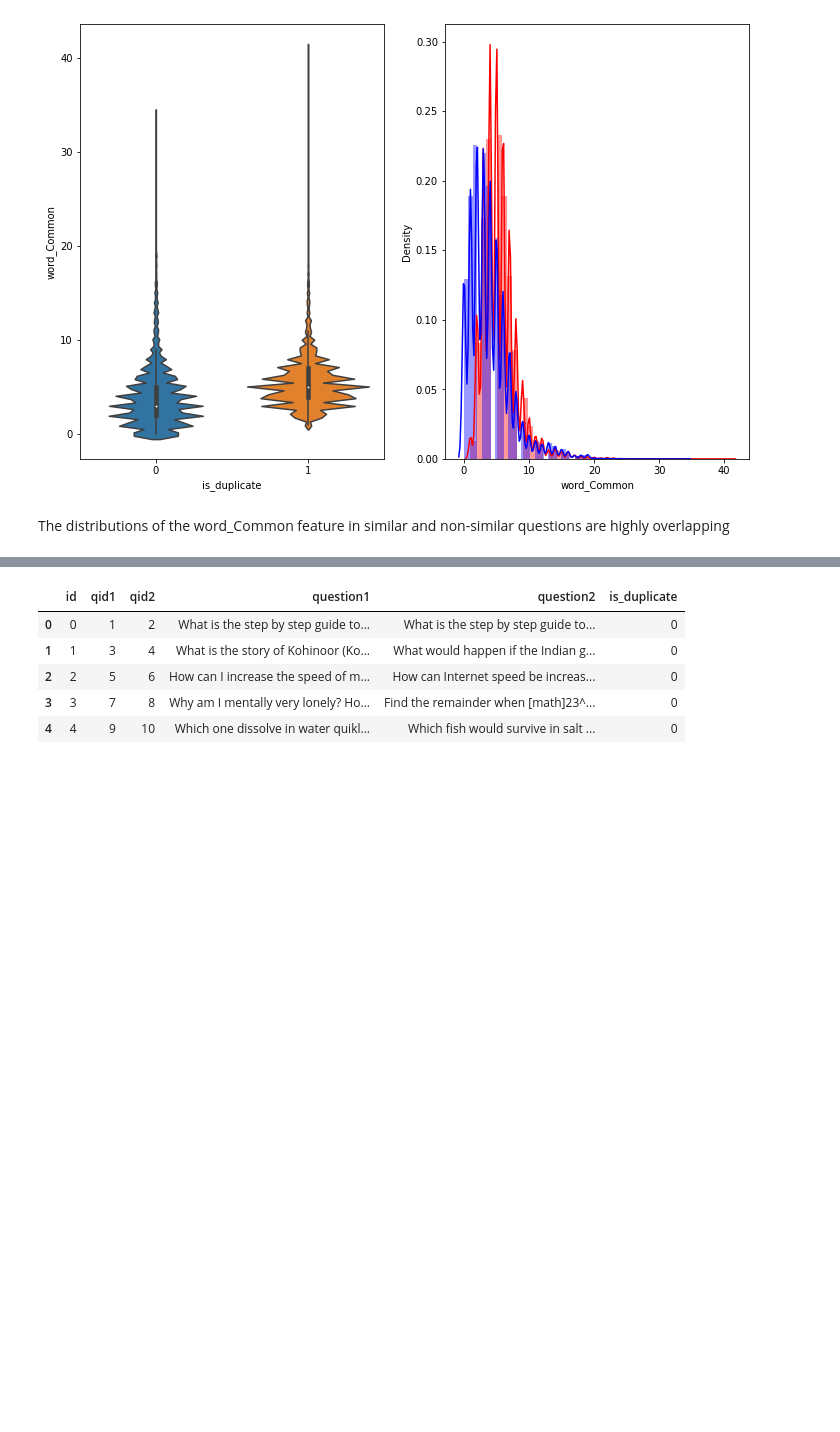
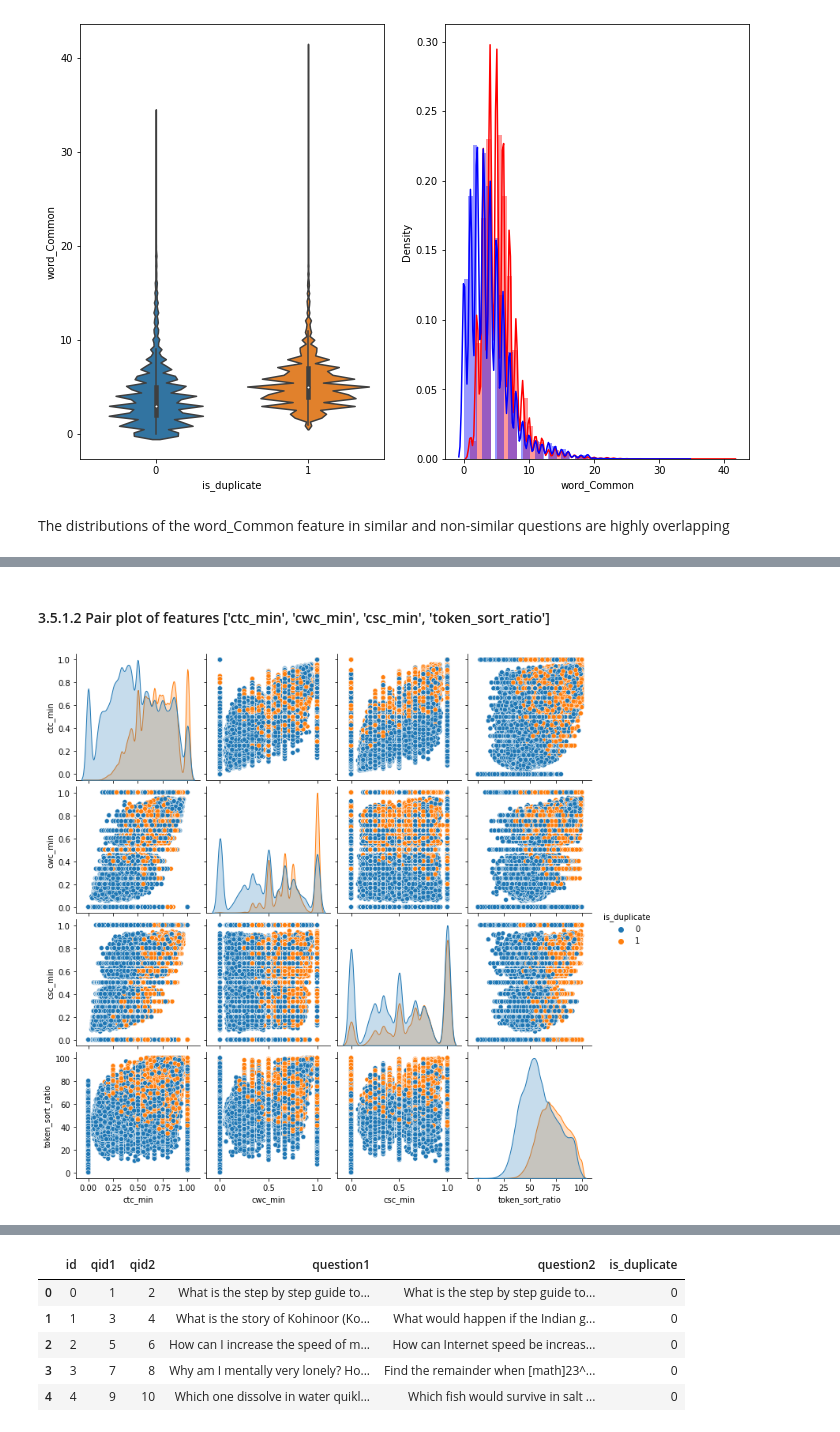
Before and after one commit to tejasurya/Quora-question-pair-similarity, a Jupyter notebook: ipynb/Quora Question similarity problem.ipynb, the cells around one changed output, grey strips where cells are left out. Drawn from its saved outputs; the diff is of its cells as text; code cells hidden in the pictures; blank space fills up the shorter version.

```diff
--- a/ipynb/Quora Question similarity problem.ipynb
+++ b/ipynb/Quora Question similarity problem.ipynb
@@ -339,0 +375,8 @@ plt.show()
+# %%
+#https://stackoverflow.com/questions/12468179/unicodedecodeerror-utf8-codec-cant-decode-byte-0x9c
+if os.path.isfile('df_fe_without_preprocessing_train.csv'):
+    df = pd.read_csv("df_fe_without_preprocessing_train.csv",encoding='latin-1')
+    df = df.fillna('')
+    df.head()
+else:
+    print("get df_fe_without_preprocessing_train.csv from drive or run the previous notebook")
@@ -339,0 +601,10 @@ plt.show()
+# %%
+if os.path.isfile('nlp_features_train.csv'):
+    df = pd.read_csv("nlp_features_train.csv",encoding='latin-1')
+    df.fillna('')
+else:
+    print("Extracting features for train:")
+    df = pd.read_csv("train.csv")
+    df = extract_features(df)
+    df.to_csv("nlp_features_train.csv", index=False)
+df.head(2)
@@ -339,0 +688,8 @@ plt.show()
+# %% [markdown]
+<h4> 3.5.1.2 Pair plot of features ['ctc_min', 'cwc_min', 'csc_min', 'token_sort_ratio'] </h4>
+# %%
+n = df.shape[0]
+sns.pairplot(df[['ctc_min', 'cwc_min', 'csc_min', 'token_sort_ratio', 'is_duplicate']][0:n], hue='is_duplicate', vars=['ctc_min', 'cwc_min', 'csc_min', 'token_sort_ratio'])
+plt.show()
+# %% [output]
+[figure, added]
```
Also changed, not shown: parts of 30 cells of this notebook.
